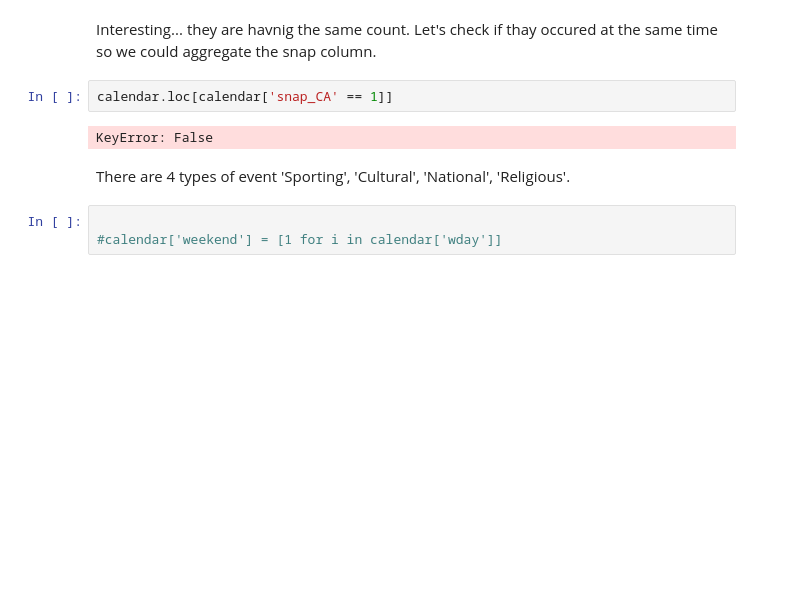
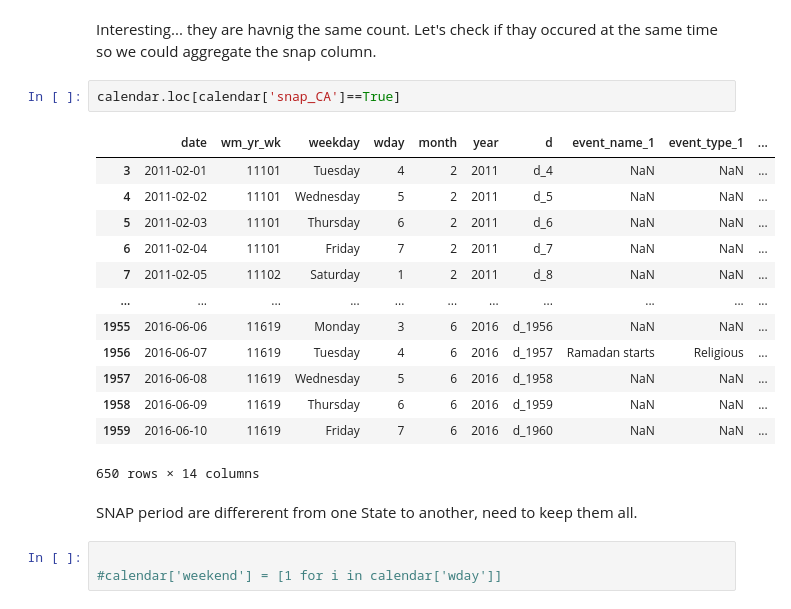
Before and after one commit to soi130/M5_case_study, a Jupyter notebook: M5_analysis.ipynb, the cells around one changed output. Saved outputs shown, nothing was run; the diff lists cells and outputs as text; blank space fills up the shorter version.

Commit message:
start EDA

```diff
--- a/M5_analysis.ipynb
+++ b/M5_analysis.ipynb
@@ -234,11 +236,23 @@ snap_WI count = 650 days or 33.011681056373796 % of total days
 # %% [markdown]
 Interesting... they are havnig the same count. Let's check if thay occured at the same time so we could aggregate the snap column.
 # %%
-calendar.loc[calendar['snap_CA' == 1]]
+calendar.loc[calendar['snap_CA']==True]
 # %% [output]
+|  | date | wm_yr_wk | weekday | wday | month | year | d | event_name_1 | event_type_1 | ... |
+| 3 | 2011-02-01 | 11101 | Tuesday | 4 | 2 | 2011 | d_4 | NaN | NaN | ... |
+| 4 | 2011-02-02 | 11101 | Wednesday | 5 | 2 | 2011 | d_5 | NaN | NaN | ... |
+| 5 | 2011-02-03 | 11101 | Thursday | 6 | 2 | 2011 | d_6 | NaN | NaN | ... |
+| 6 | 2011-02-04 | 11101 | Friday | 7 | 2 | 2011 | d_7 | NaN | NaN | ... |
+| 7 | 2011-02-05 | 11102 | Saturday | 1 | 2 | 2011 | d_8 | NaN | NaN | ... |
+| ... | ... | ... | ... | ... | ... | ... | ... | ... | ... | ... |
+| 1955 | 2016-06-06 | 11619 | Monday | 3 | 6 | 2016 | d_1956 | NaN | NaN | ... |
+| 1956 | 2016-06-07 | 11619 | Tuesday | 4 | 6 | 2016 | d_1957 | Ramadan starts | Religious | ... |
+| 1957 | 2016-06-08 | 11619 | Wednesday | 5 | 6 | 2016 | d_1958 | NaN | NaN | ... |
+| 1958 | 2016-06-09 | 11619 | Thursday | 6 | 6 | 2016 | d_1959 | NaN | NaN | ... |
+| 1959 | 2016-06-10 | 11619 | Friday | 7 | 6 | 2016 | d_1960 | NaN | NaN | ... |
-KeyError: False
+650 rows × 14 columns
-# %% [markdown]
-There are 4 types of event 'Sporting', 'Cultural', 'National', 'Religious'.
+# %% [markdown]
+SNAP period are differerent from one State to another, need to keep them all.
 # %%
 
 #calendar['weekend'] = [1 for i in calendar['wday']]
```
Also changed, not shown: parts of 1 cell of this notebook.
